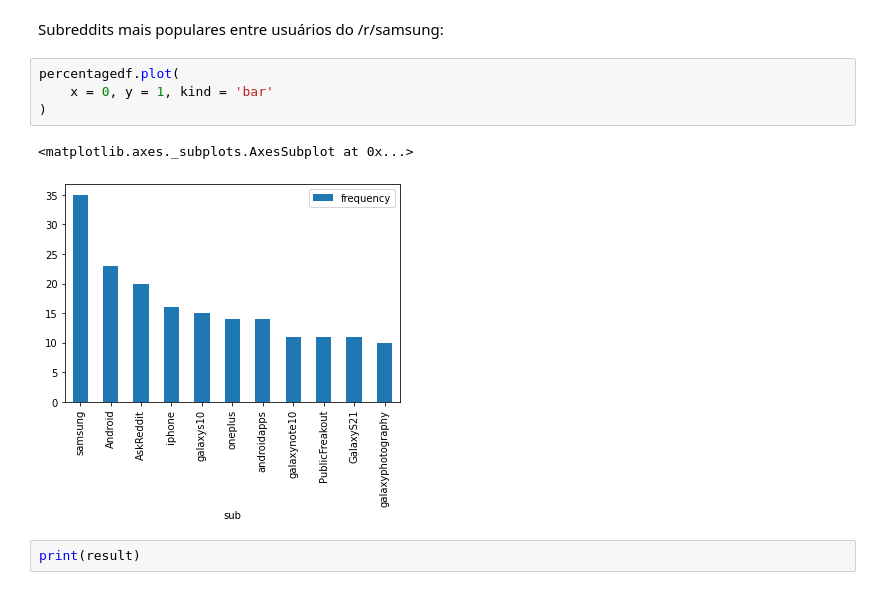
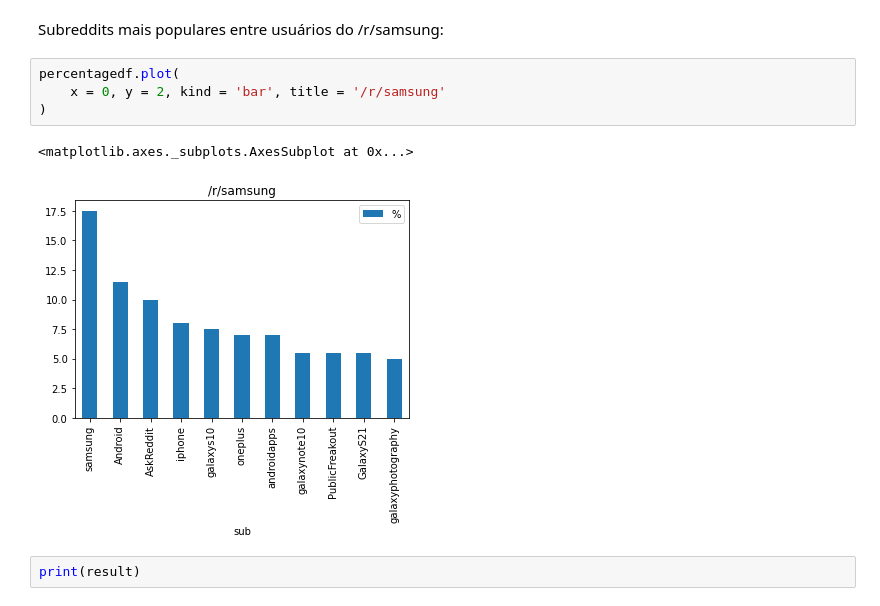
Before and after one commit to asoushawk/redditinterest, a Jupyter notebook: Reddit.ipynb, the cells around one changed output. Saved outputs shown, nothing was run; the diff lists cells and outputs as text.

```diff
--- a/Reddit.ipynb
+++ b/Reddit.ipynb
@@ -191,11 +191,11 @@ percentagedf
 Subreddits mais populares entre usuários do /r/samsung:
 # %%
 percentagedf.plot(
-    x = 0, y = 1, kind = 'bar'
+    x = 0, y = 2, kind = 'bar', title = '/r/samsung'
 )
 # %% [output]
 <matplotlib.axes._subplots.AxesSubplot at 0x...>
-[figure, old version]
+[figure, new version]
 # %%
 print(result)
 # %% [output]
```
